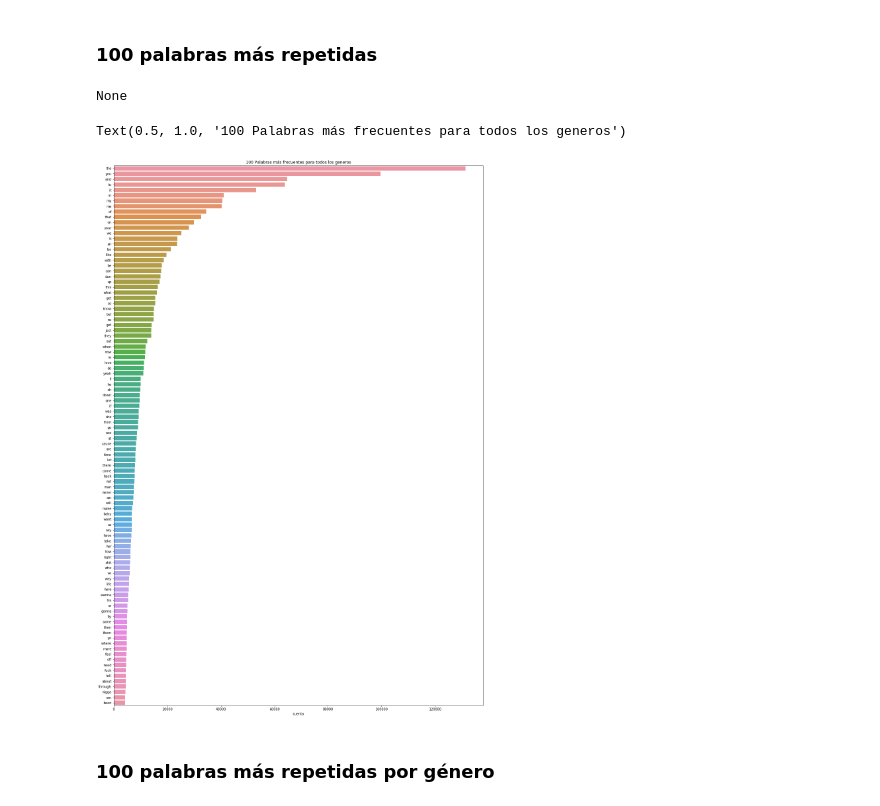
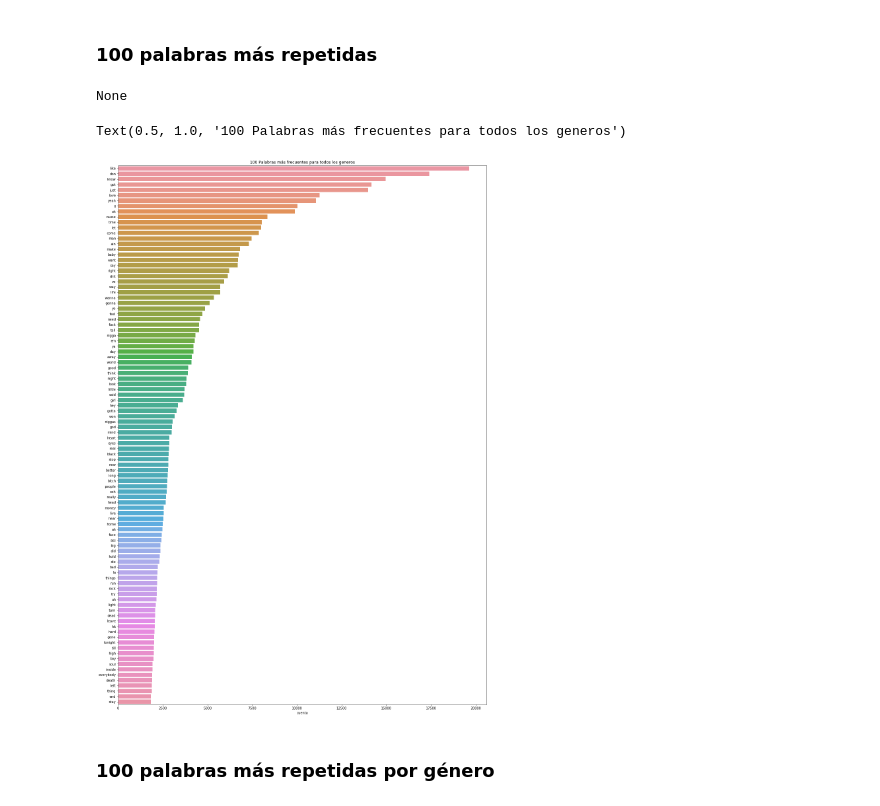
Before and after one commit to danoffn/Data-Science, a Jupyter notebook: 3 - Machine Learning/03 - Naive Bayes/Desafio.ipynb, the cells around one changed output. Saved outputs shown, nothing was run; the diff lists cells and outputs as text; code cells hidden in the pictures.

```diff
--- a/3 - Machine Learning/03 - Naive Bayes/Desafio.ipynb
+++ b/3 - Machine Learning/03 - Naive Bayes/Desafio.ipynb
@@ -184,33 +185,33 @@ Name: letra, dtype: object
 # %% [markdown]
 ### 100 palabras más repetidas
 # %%
-vectorizer = CountVectorizer(max_features=100)
+vectorizer = CountVectorizer(max_features=100, stop_words="english")
 vectorizer.fit(df["letra"])
 vector = vectorizer.transform(df["letra"])
 tokens = vectorizer.get_feature_names()
 
 voc_100 = pd.DataFrame(data=vectorizer.vocabulary_.values(),
                        index=vectorizer.vocabulary_.keys(),
                        columns=["palabras"])
 
 df2_100 = vector_a_df(vector, tokens)
 
 total_100 = df2_100.sum()
 
 total_100 = pd.DataFrame(total_100, columns=["cuenta"])
 
 display(total_100.sort_values(by="cuenta", ascending=False, inplace=True))
 
 plt.figure(figsize=(20, 30))
 barplot_gen = sns.barplot(x="cuenta",
                           y=total_100.index,
                           data=total_100
                           )
 barplot_gen.set_title('100 Palabras más frecuentes para todos los generos')
 # %% [output]
 None
 Text(0.5, 1.0, '100 Palabras más frecuentes para todos los generos')
-[figure, old version]
+[figure, new version]
 # %% [markdown]
 ### 100 palabras más repetidas por género
 # %%
```
Also changed, not shown: parts of 19 cells of this notebook.
